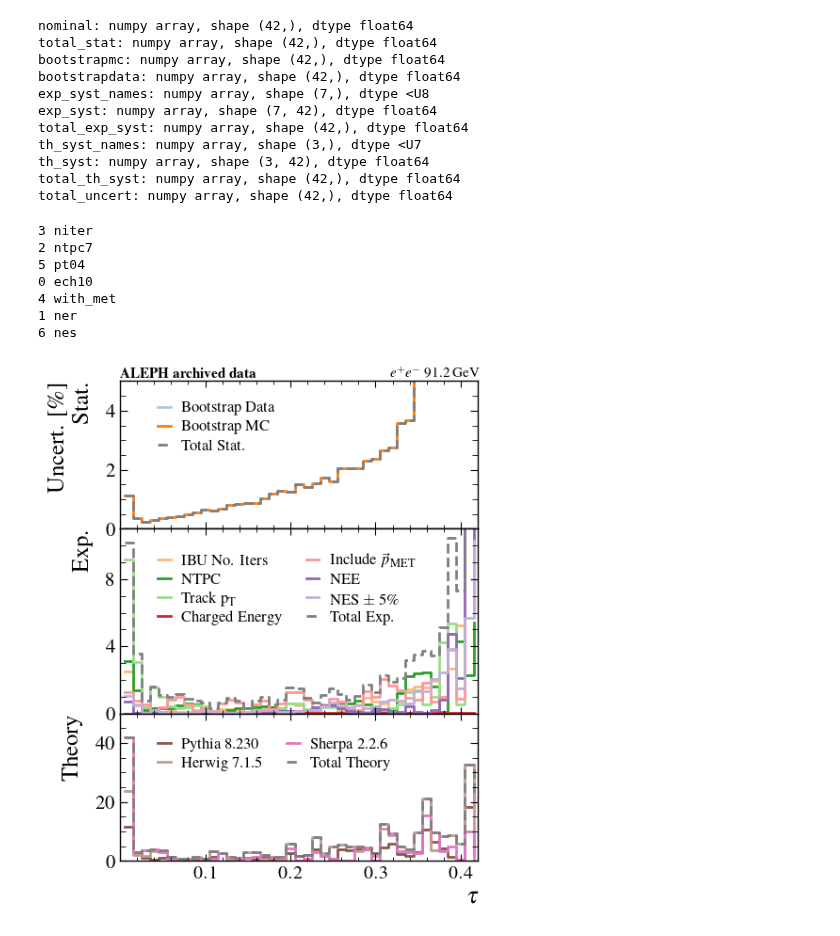
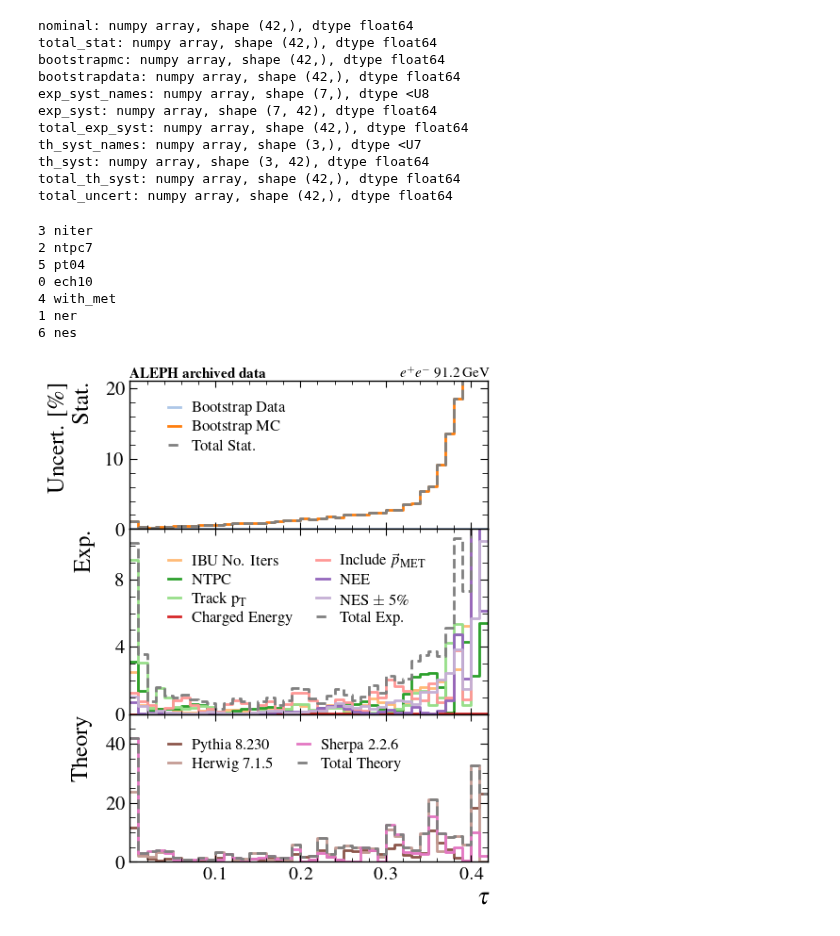
Before and after one commit to badeaa3/unfold-ee-logtau, a Jupyter notebook: Plotting/PlotIBU.ipynb, the cells around one changed output. Drawn from its saved outputs; the diff is of its cells as text; code cells hidden in the pictures.

```diff
--- a/Plotting/PlotIBU.ipynb
+++ b/Plotting/PlotIBU.ipynb
@@ -432,6 +430,9 @@ total_th_syst: numpy array, shape (42,), dtype float64
 total_uncert: numpy array, shape (42,), dtype float64
 # %%
 import itertools
+
+def extend_y(temp):
+    return np.append(temp, temp[-1])
 
 # Enable LaTeX text rendering
 plt.rcParams.update({
@@ -506,11 +507,11 @@ next(color_cycle)
 
 # statistical
 ax = axs[0]
-ax.set_ylim(0, 5)
+ax.set_ylim(0, 21)
 stat_oder = ["bootstrapdata", "bootstrapmc"]
 for i, label in enumerate(stat_oder):
-    ax.step(x, np.abs(d[label])/d["nominal"]*100, where='post', label=statLabels[label], color=next(color_cycle), ls="-")
-ax.step(x, d["total_stat"]/d["nominal"]*100, where='post', label="Total Stat.", color="gray", ls="--")
+    ax.step(bins, extend_y(np.abs(d[label])/d["nominal"]*100), where='post', label=statLabels[label], color=next(color_cycle), ls="-")
+ax.step(bins, extend_y(d["total_stat"]/d["nominal"]*100), where='post', label="Total Stat.", color="gray", ls="--")
 
 ax.legend(
     ncol=1,
@@ -537,8 +538,8 @@ if skipNoNeutrals:
 for label in exp_order:
     i = [i for i, l in enumerate(d["exp_syst_names"]) if l == label][0]
     print(i, label)
-    ax.step(x, np.abs(d["exp_syst"][i])/d["nominal"]*100, where='post', label=expLabels[label], color=next(color_cycle), ls="-")
-ax.step(x, d["total_exp_syst"]/d["nominal"]*100, where='post', label="Total Exp.", color="gray", ls="--")
+    ax.step(bins, extend_y(np.abs(d["exp_syst"][i])/d["nominal"]*100), where='post', label=expLabels[label], color=next(color_cycle), ls="-")
+ax.step(bins, extend_y(d["total_exp_syst"]/d["nominal"]*100), where='post', label="Total Exp.", color="gray", ls="--")
 ax.legend(
     ncol=2,
     fontsize=legendfontsize,
@@ -554,8 +555,8 @@ ax = axs[2]
 ax.set_ylim(0, 50)
 ax.set_yticks([0,20,40])
 for i, label in enumerate(d["th_syst_names"]):
-    ax.step(x, np.abs(d["th_syst"][i])/d["nominal"]*100, where='post', label=theoryLabels[label], color=next(color_cycle), ls="-")
-ax.step(x, d["total_th_syst"]/d["nominal"]*100, where='post', label="Total Theory", color="gray", ls="--")
+    ax.step(bins, extend_y(np.abs(d["th_syst"][i])/d["nominal"]*100), where='post', label=theoryLabels[label], color=next(color_cycle), ls="-")
+ax.step(bins, extend_y(d["total_th_syst"]/d["nominal"]*100), where='post', label="Total Theory", color="gray", ls="--")
 ax.legend(
     ncol=2,
     fontsize=legendfontsize,
@@ -572,7 +573,10 @@ axs[0].set_xticks([0.1,0.2,0.3,0.4])
 
 # ax1 settings
 for ax, name in zip(axs, ["Uncert. [$\%$]\nStat.", "Exp.", "Theory"]): # "MC Prior"
-    ax.set_ylabel(name, fontsize=18)
+    if name == "Exp.":
+        ax.set_ylabel(name, fontsize=18, labelpad=16)
+    else:
+        ax.set_ylabel(name, fontsize=18)
 
 # set final x-axis
 axs[-1].set_xlabel(style["ax1_xlabel"], fontsize=style.get("ax2_xlabel_fs", 18), labelpad=4)
@@ -598,31 +602,31 @@ outFileName = f"{plotOutDir}/tau_ibu_aleph_uncertainty.pdf"
 if skipNoNeutrals:
         outFileName = outFileName.replace(".pdf", "_NEENES.pdf")
 plt.savefig(outFileName, bbox_inches=None, dpi=150)
 
 # from PyPDF2 import PdfReader, PdfWriter, Transformation
 ut.watermark(
     outFileName, # input file name
     outFileName.replace(".pdf", "_eea.pdf"), # output file name
     # scale=0.045, tx=200, ty=365,
     scale=0.045, tx=200, ty=360,
     logo_fpath='./ee-logo.pdf',
 )
 
 ut.watermark(
     outFileName, # input file name
     outFileName.replace(".pdf", "_eea_transparent.pdf"), # output file name
     scale=0.045, tx=200, ty=365,
     logo_fpath='./ee-logo-transparent.pdf',
 )
 
 plt.show()
 plt.close()
 # %% [output]
 3 niter
 2 ntpc7
 5 pt04
 0 ech10
 4 with_met
 1 ner
 6 nes
-[figure, old version]
+[figure, new version]
```
Also changed, not shown: parts of 1 cell of this notebook, 1 other file.
